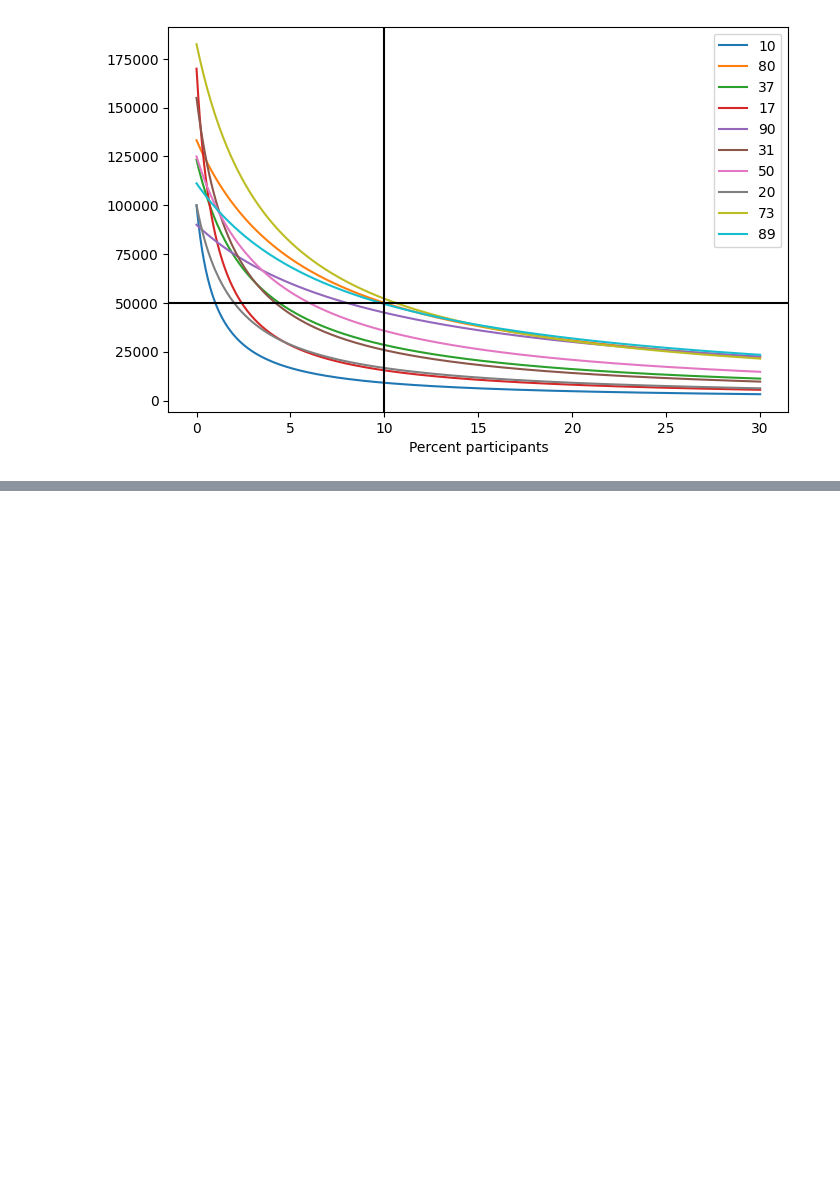
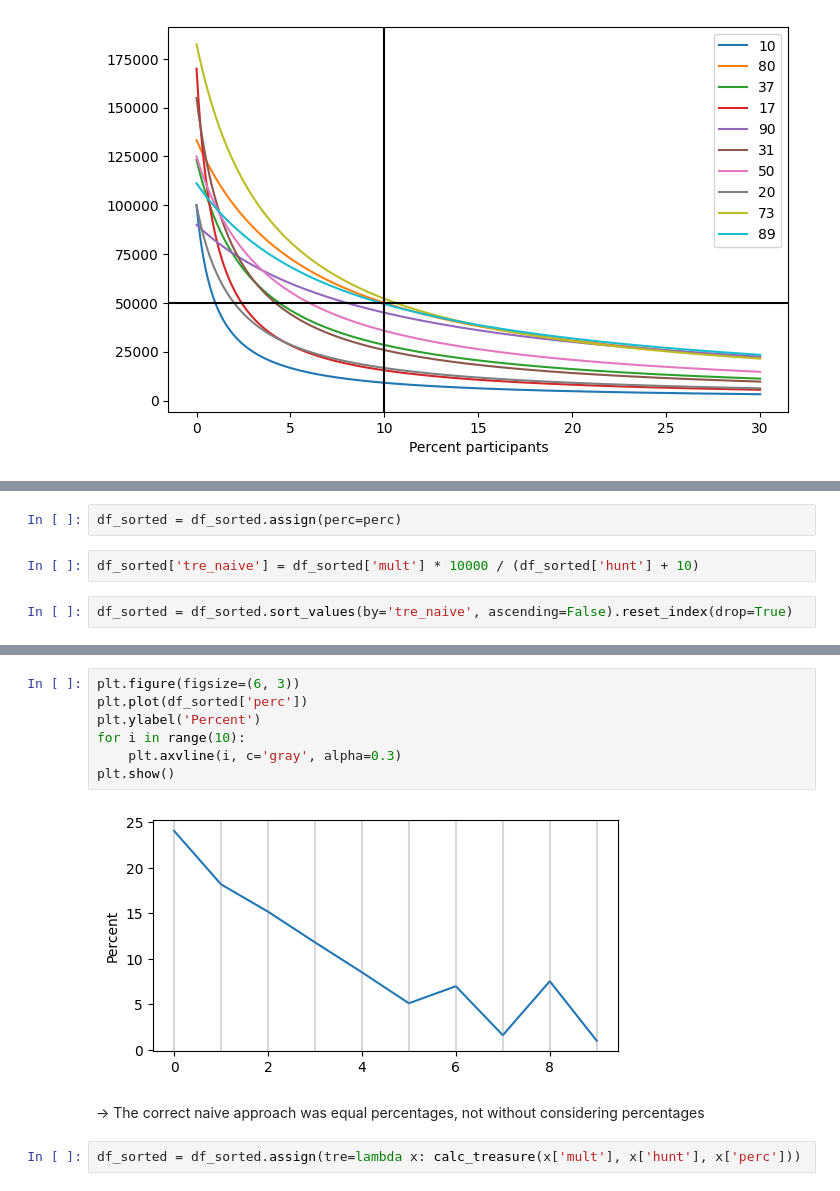
Before and after one commit to aemilani/imc-prosperity-3, a Jupyter notebook: notebooks/round_2_manual.ipynb, the cells around one changed output, grey strips where cells are left out. Saved outputs shown, nothing was run; the diff lists cells and outputs as text; blank space fills up the shorter version.

```diff
--- a/notebooks/round_2_manual.ipynb
+++ b/notebooks/round_2_manual.ipynb
@@ -252,0 +337,6 @@ plt.show()
+# %%
+df_sorted = df_sorted.assign(perc=perc)
+# %%
+df_sorted['tre_naive'] = df_sorted['mult'] * 10000 / (df_sorted['hunt'] + 10)
+# %%
+df_sorted = df_sorted.sort_values(by='tre_naive', ascending=False).reset_index(drop=True)
@@ -252,0 +357,13 @@ plt.show()
+# %%
+plt.figure(figsize=(6, 3))
+plt.plot(df_sorted['perc'])
+plt.ylabel('Percent')
+for i in range(10):
+    plt.axvline(i, c='gray', alpha=0.3)
+plt.show()
+# %% [output]
+[figure, added]
+# %% [markdown]
+-> The correct naive approach was equal percentages, not without considering percentages
+# %%
+df_sorted = df_sorted.assign(tre=lambda x: calc_treasure(x['mult'], x['hunt'], x['perc']))
```
Also changed, not shown: parts of 23 cells of this notebook, 14 other files.
